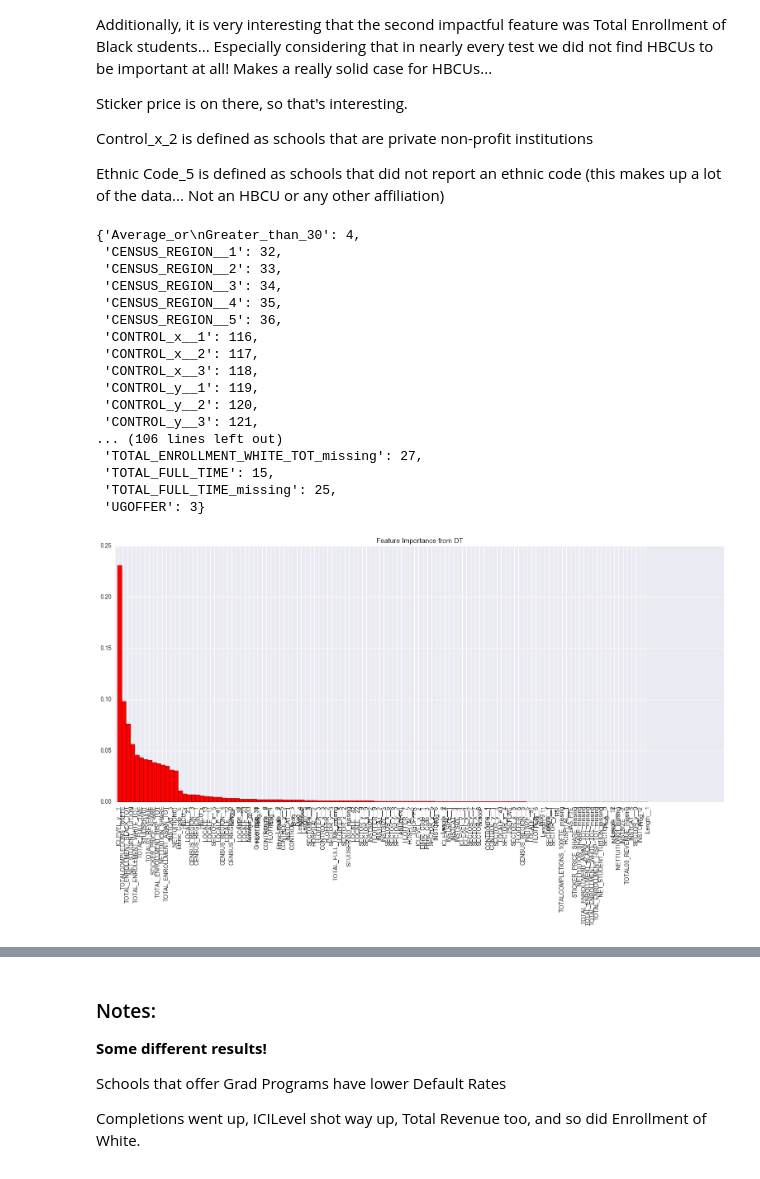
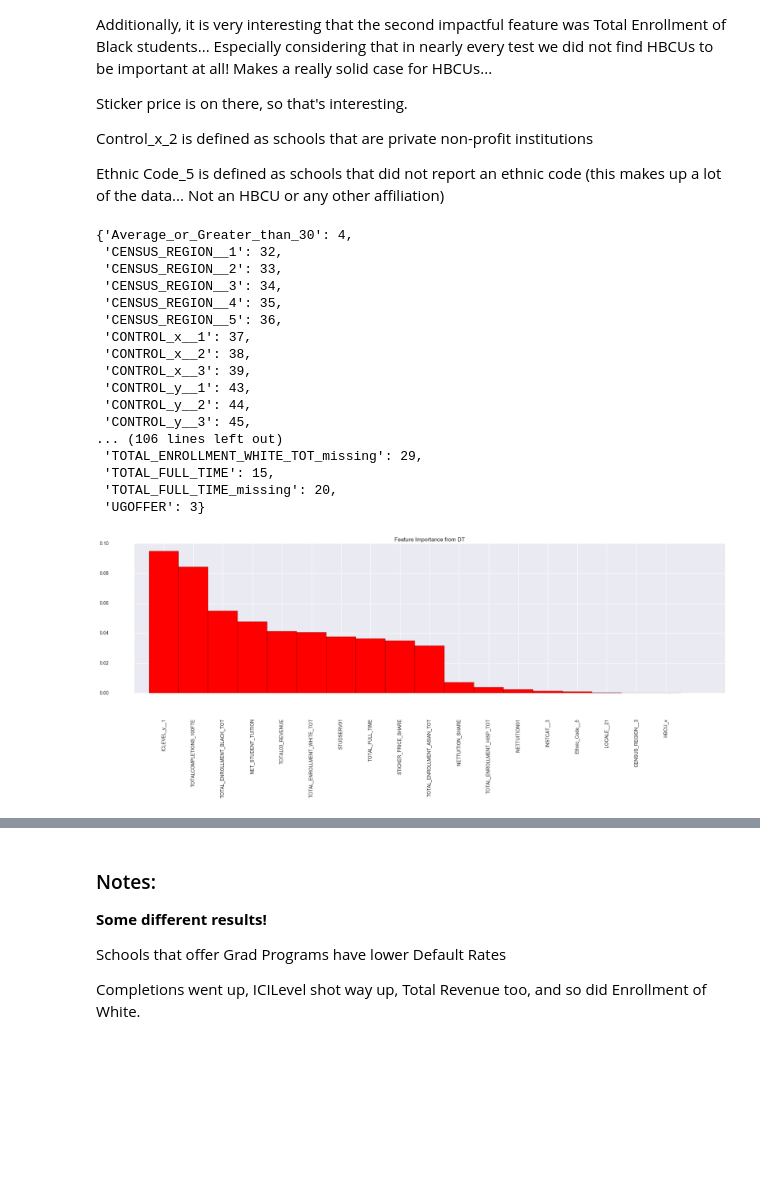
Before and after one commit to dataframing/student-loans, a Jupyter notebook: danny/Explore-Nico.ipynb, the cells around one changed output, grey strips where cells are left out. Drawn from its saved outputs; the diff is of its cells as text; code cells hidden in the pictures; blank space fills up the shorter version.

```diff
--- a/danny/Explore-Nico.ipynb
+++ b/danny/Explore-Nico.ipynb
@@ -24,3 +24,4 @@ data_2011 = data_2011.set_index('INSTNAME')
 data_2011 = data_2011.drop('UNITID', axis=1)
 
 data_2011.columns = [column.replace(' ', '_') for column in data_2011.columns]
+data_2011.columns = [column.replace('\n', '_') for column in data_2011.columns]
@@ -35,7 +46,7 @@ data_2011.columns = [column.replace(' ', '_') for column in data_2011.columns]
 #         mean = np.mean(subset_i_j['DRate'])
 #         print(i, j, mean)
 
-data_2011 = data_2011.drop(['GROFFER', 'Prog\nLength__8', 'ICLEVEL_x__1'], axis=1)
+data_2011 = data_2011.drop(['GROFFER', 'Prog_Length__8', 'ICLEVEL_x__1'], axis=1)
 # %% [markdown]
 ### Note: we dropped leading feature `GROFFER` for model interpretability and (negative) correlation with `ICLEVEL_y__1`. Be sure to include that in final paper.
 
@@ -141,41 +135,44 @@ indices_decisionTree = np.argsort(decisionTree.feature_importances_)[::-1]
 importance_decisionTree = {train_X.columns[i]: i for i in indices_decisionTree}
 importance_decisionTree
 # %% [output]
-{'Average_or\nGreater_than_30': 4,
+{'Average_or_Greater_than_30': 4,
  'CENSUS_REGION__1': 32,
  'CENSUS_REGION__2': 33,
  'CENSUS_REGION__3': 34,
  'CENSUS_REGION__4': 35,
  'CENSUS_REGION__5': 36,
- 'CONTROL_x__1': 116,
- 'CONTROL_x__2': 117,
- 'CONTROL_x__3': 118,
- 'CONTROL_y__1': 119,
- 'CONTROL_y__2': 120,
- 'CONTROL_y__3': 121,
+ 'CONTROL_x__1': 37,
+ 'CONTROL_x__2': 38,
+ 'CONTROL_x__3': 39,
+ 'CONTROL_y__1': 43,
+ 'CONTROL_y__2': 44,
+ 'CONTROL_y__3': 45,
 ... (106 lines left out)
- 'TOTAL_ENROLLMENT_WHITE_TOT_missing': 27,
+ 'TOTAL_ENROLLMENT_WHITE_TOT_missing': 29,
  'TOTAL_FULL_TIME': 15,
- 'TOTAL_FULL_TIME_missing': 25,
+ 'TOTAL_FULL_TIME_missing': 20,
  'UGOFFER': 3}
 # %%
 # Feature importance for Random Forrest Regressor
 # NOTE: we really have to play with the X-Tick distances and bar widths....
 
 # Sort our classifier's feature importance vector
 indices_rfr = np.argsort(rfr.feature_importances_)[::-1]
 
 # Plot our features in order of importance to our decision tree regressor
 fig = plt.figure(figsize=(19,8))
 ax = plt.subplot(111)
 width = 1
-ax.bar(.5 + np.arange(len(rfr.feature_importances_)), sorted(rfr.feature_importances_, reverse = True), width, color = 'r')
-ax.set_xticks(.75 + np.arange(len(rfr.feature_importances_)))
-ax.set_xticklabels([train_X.columns[i] for i in indices_rfr], rotation = 90)
+# ax.bar(.5 + np.arange(len(rfr.feature_importances_)), sorted(rfr.feature_importances_, reverse = True), width, color = 'r')
+ax.bar(0.5 + np.arange(18), sorted(rfr.feature_importances_[:18], reverse=True), width, color = 'r')
+ax.set_xticks(1 + np.arange(18))
+ax.set_xticklabels([train_X.columns[i] for i in indices_rfr[:18]], rotation = 90)
+ax.tick_params(axis='both', which='major', pad=55)
+fig.tight_layout()
 plt.title('Feature Importance from DT')
-plt.savefig("feature_importance.png")
+plt.savefig("top_feature_importance.png")
 # %% [output]
-[figure, old version]
+[figure, new version]
 # %%
 indices_rfr = np.argsort(rfr.feature_importances_)[::-1]
 importance_rfr = {train_X.columns[i]: i for i in indices_rfr}
```
Also changed, not shown: parts of 30 cells of this notebook.
